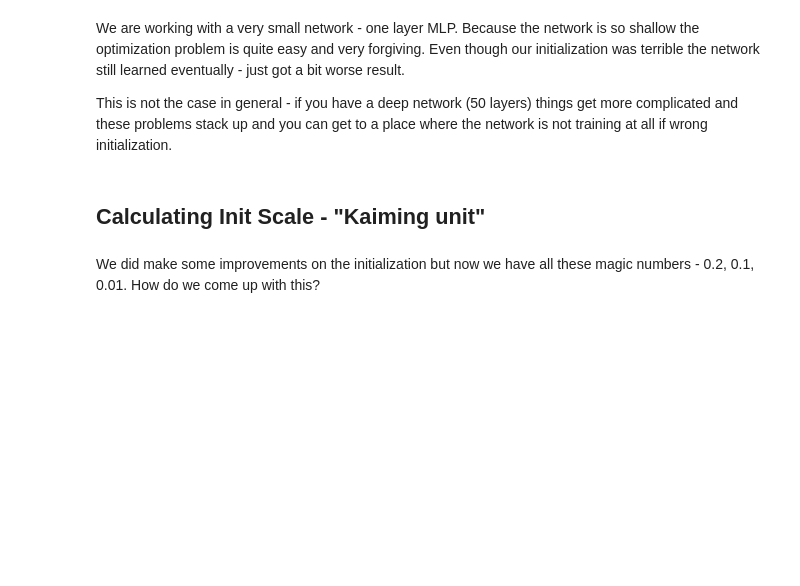
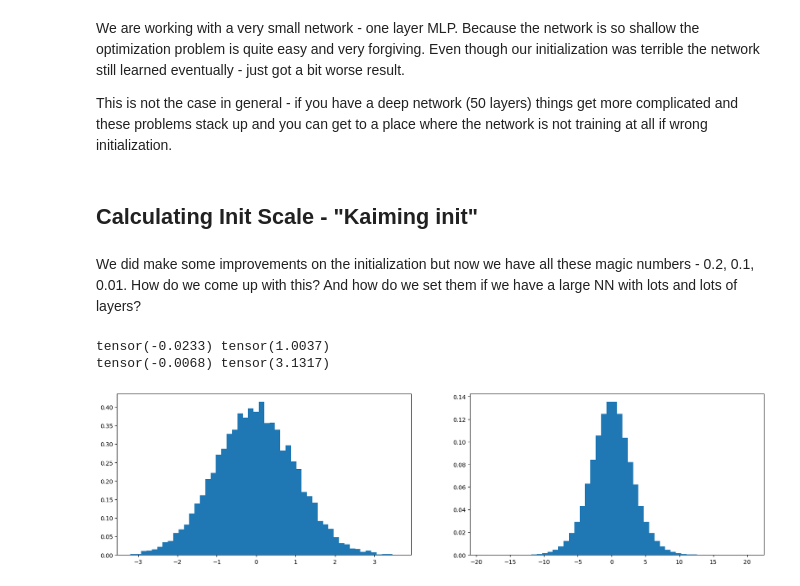
Before and after one commit to martush/martush_notebooks, a Jupyter notebook: Char_Level_Language_Model_MLP_2.ipynb, the cells around one changed output. Drawn from its saved outputs; the diff is of its cells as text; code cells hidden in the pictures; blank space fills up the shorter version.

```diff
--- a/Char_Level_Language_Model_MLP_2.ipynb
+++ b/Char_Level_Language_Model_MLP_2.ipynb
@@ -798,9 +798,9 @@ We are working with a very small network - one layer MLP. Because the network is
 
 This is not the case in general - if you have a deep network (50 layers) things get more complicated and these problems stack up and you can get to a place where the network is not training at all if wrong initialization.
 # %% [markdown]
-## Calculating Init Scale - "Kaiming unit"
+## Calculating Init Scale - "Kaiming init"
 # %% [markdown]
-We did make some improvements on the initialization but now we have all these magic numbers - 0.2, 0.1, 0.01. How do we come up with this?
+We did make some improvements on the initialization but now we have all these magic numbers - 0.2, 0.1, 0.01. How do we come up with this? And how do we set them if we have a large NN with lots and lots of layers?
 # %%
 # Initialize all parameters
 n_emb = 10
@@ -818,3 +817,18 @@ parameters = [C, W1, b1, W2, b2]
 print(sum(p.nelement() for p in parameters))
 for p in parameters:
     p.requires_grad = True
+# %%
+x = torch.randn(1000, 10)
+w = torch.randn(10, 200)
+y = x @ w
+print(x.mean(), x.std())
+print(y.mean(), y.std())
+plt.figure(figsize=(20, 5))
+plt.subplot(121)
+plt.hist(x.view(-1).tolist(), 50, density=True);
+plt.subplot(122)
+plt.hist(y.view(-1).tolist(), 50, density=True);
+# %% [output]
+tensor(-0.0233) tensor(1.0037)
+tensor(-0.0068) tensor(3.1317)
+[figure, added]
```
Also changed, not shown: parts of 5 cells of this notebook.
